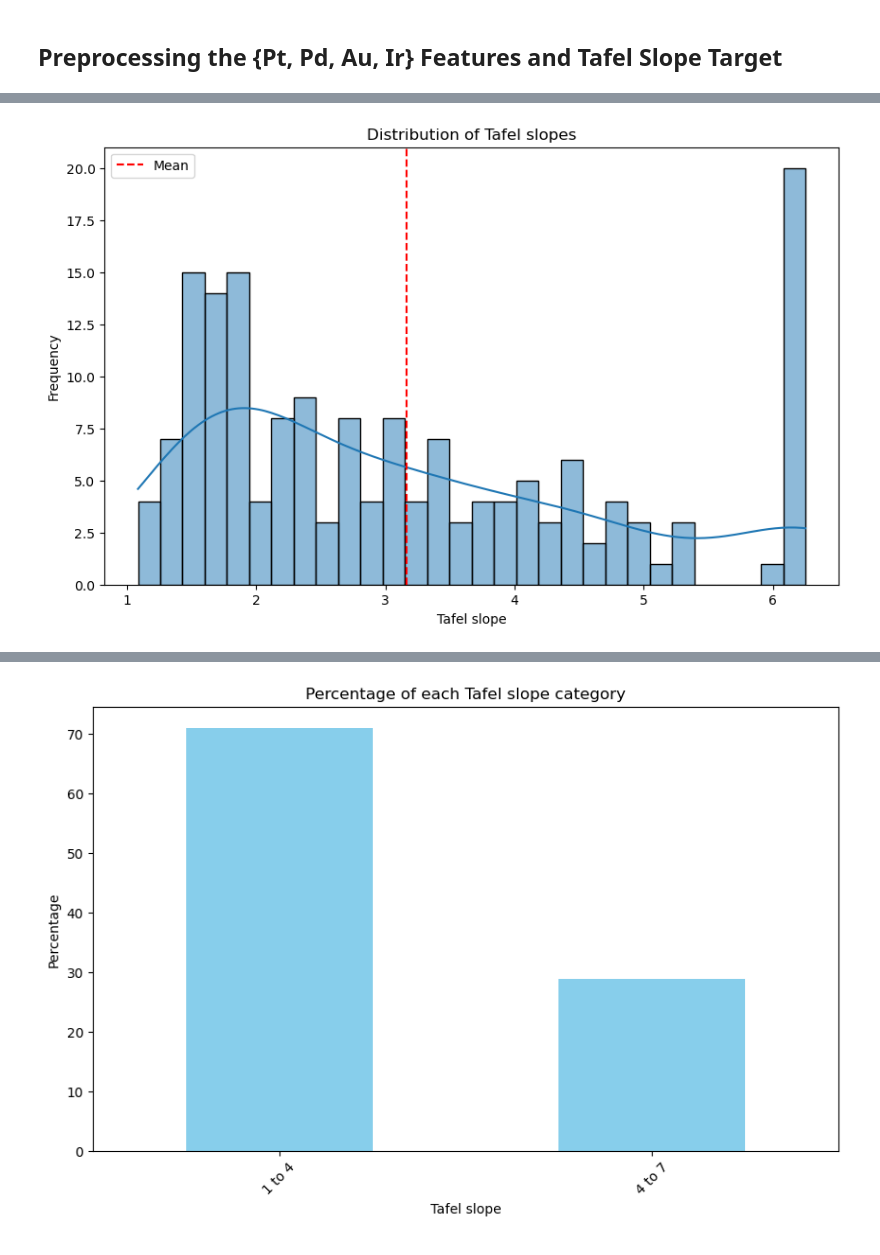
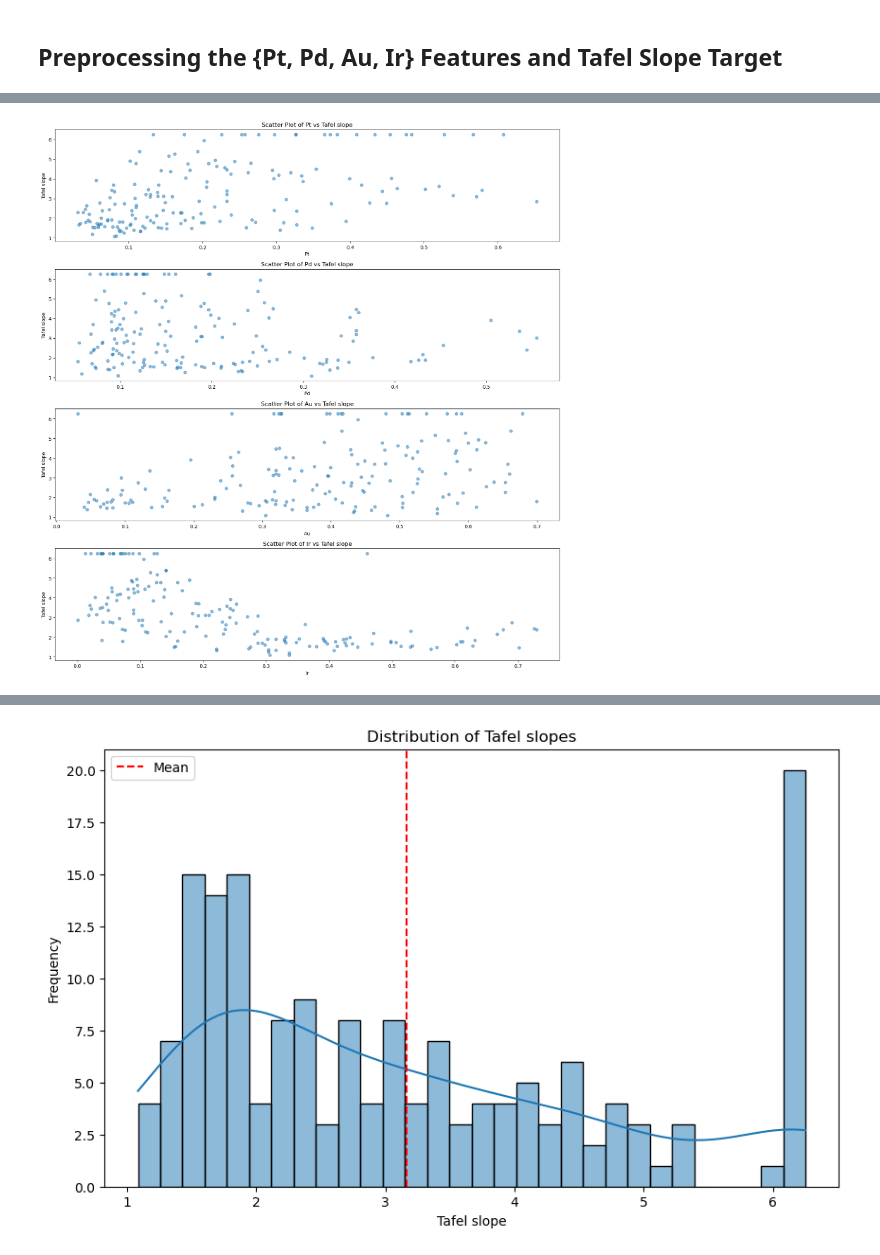
Before and after one commit to jdmazz/OER-ML-paper, a Jupyter notebook: ml_tafel.ipynb, the cells around one changed output, grey strips where cells are left out. Drawn from its saved outputs; the diff is of its cells as text; code cells hidden in the pictures.

```diff
--- a/ml_tafel.ipynb
+++ b/ml_tafel.ipynb
@@ -22,6 +32,23 @@ imputed_df = pd.DataFrame(imputer.fit_transform(columns_to_impute), index=column
 comp_tafel_df = pd.concat([imputed_df, comp_tafel_df[['Tafel slope']]], axis=1)
 comp_tafel_df['Tafel slope'] = comp_tafel_df['Tafel slope'].fillna(comp_tafel_df['Tafel slope'].max())
 
+#Column Ranges
+min_max_df = pd.DataFrame({'Min': comp_tafel_df.min(), 'Max': comp_tafel_df.max()})
+print(min_max_df)
+
+#Noble metal vs Tafel slope
+target = 'Tafel slope'
+features = [col for col in comp_tafel_df.columns if col != target]
+plt.figure(figsize=(15, len(features) * 4))
+for i, feature in enumerate(features, 1):
+    plt.subplot(len(features), 1, i)
+    plt.scatter(comp_tafel_df[feature], comp_tafel_df[target], alpha=0.5)
+    plt.xlabel(feature)
+    plt.ylabel(target)
+    plt.title(f'Scatter Plot of {feature} vs {target}')
+plt.tight_layout()
+plt.show()
+
 #Statistical analysis of Tafel slope distributions
 plt.figure(figsize=(10, 6))
 sns.histplot(comp_tafel_df['Tafel slope'], bins=30, kde=True)
@@ -33,49 +60,19 @@ plt.legend()
 plt.show()
 stats = comp_tafel_df['Tafel slope'].describe(percentiles=[0.25, 0.5, 0.75])
 print(stats)
-bins = [1, 4, 7]
-labels = ['1 to 4', '4 to 7']
-comp_tafel_df['Target Category'] = pd.cut(comp_tafel_df['Tafel slope'], bins=bins, labels=labels)
-category_counts = comp_tafel_df['Target Category'].value_counts(normalize=True) * 100
-print("\nPercentage of each Tafel slope category:")
-print(category_counts)
-plt.figure(figsize=(10, 6))
-category_counts.plot(kind='bar', color='skyblue')
-plt.title('Percentage of each Tafel slope category')
-plt.xlabel('Tafel slope')
-plt.ylabel('Percentage')
-plt.xticks(rotation=45)
-plt.show()
 
-#Regression-based Synthetic Data Generation to oversample the underrepresented data.
-df_minority = comp_tafel_df[comp_tafel_df['Tafel slope'] > 4]
-X_minority = df_minority[features]
-y_minority = df_minority['Tafel slope']
-X_train_min, X_test_min, y_train_min, y_test_min = train_test_split(X_minority, y_minority, \
-                                                                      test_size=0.3, random_state=42)
-model = RandomForestRegressor()
-model.fit(X_train_min, y_train_min)
-n_synthetic = int(np.abs(category_counts.iloc[0] - category_counts.iloc[1])) #Number of synthetic rows to add.
-'''Generate synthetic features by sampling from the minority feature distribution
-   The features follow the Dirichlet Distribution so they sum to 1.'''
-alpha = np.array([1.0] * len(features))  #Equal concentration parameters for non-negativity and normalization
-synthetic_features = np.random.dirichlet(alpha, n_synthetic)
-synthetic_features_df = pd.DataFrame(synthetic_features, columns=features)
-synthetic_targets = model.predict(synthetic_features_df)
-synthetic_df = pd.DataFrame(synthetic_features_df, columns=features)
-synthetic_df['Tafel slope'] = synthetic_targets
-augmented_comp_tafel_df = pd.concat([comp_tafel_df, synthetic_df], ignore_index=True)
-augmented_comp_tafel_df.drop(columns=['Target Category'], inplace=True)
-
-# Check the distribution of the target variable
-plt.figure(figsize=(10, 6))
-sns.histplot(augmented_comp_tafel_df['Tafel slope'], bins=30, kde=True)
-plt.title('Distribution of Tafel Slopes')
-plt.xlabel('Tafel slope')
-plt.ylabel('Frequency')
-plt.axvline(x=augmented_comp_tafel_df['Tafel slope'].mean(), color='red', linestyle='--', label='Mean')
-plt.legend()
-plt.show()
-
-print(augmented_comp_tafel_df)
+#Standardization
+scaler = StandardScaler()
+df_standard = pd.DataFrame(scaler.fit_transform(comp_tafel_df), columns=comp_tafel_df.columns, \
+                           index=comp_tafel_df.index)
+print('\nRaw Tafel Data')
+print(comp_tafel_df)
+print('\nStandardized Tafel Data')
+print(df_standard)
+X = comp_tafel_df.drop(columns=['Tafel slope'])
+y = comp_tafel_df['Tafel slope']
+X_train, X_test, y_train, y_test = train_test_split(X, y, test_size=0.3, random_state=42)
+Xs = df_standard.drop(columns=['Tafel slope'])
+ys = df_standard['Tafel slope']
+Xs_train, Xs_test, ys_train, ys_test = train_test_split(Xs, ys, test_size=0.3, random_state=42)
 # %% [output]
@@ -82 +85 @@ print(augmented_comp_tafel_df)
-[figure, old version]
+[figure, new version]
@@ -98 +86 @@ Name: proportion, dtype: float64
-[figure, old version]
+[figure, new version]
```
Also changed, not shown: parts of 7 cells of this notebook, 1 other file.
